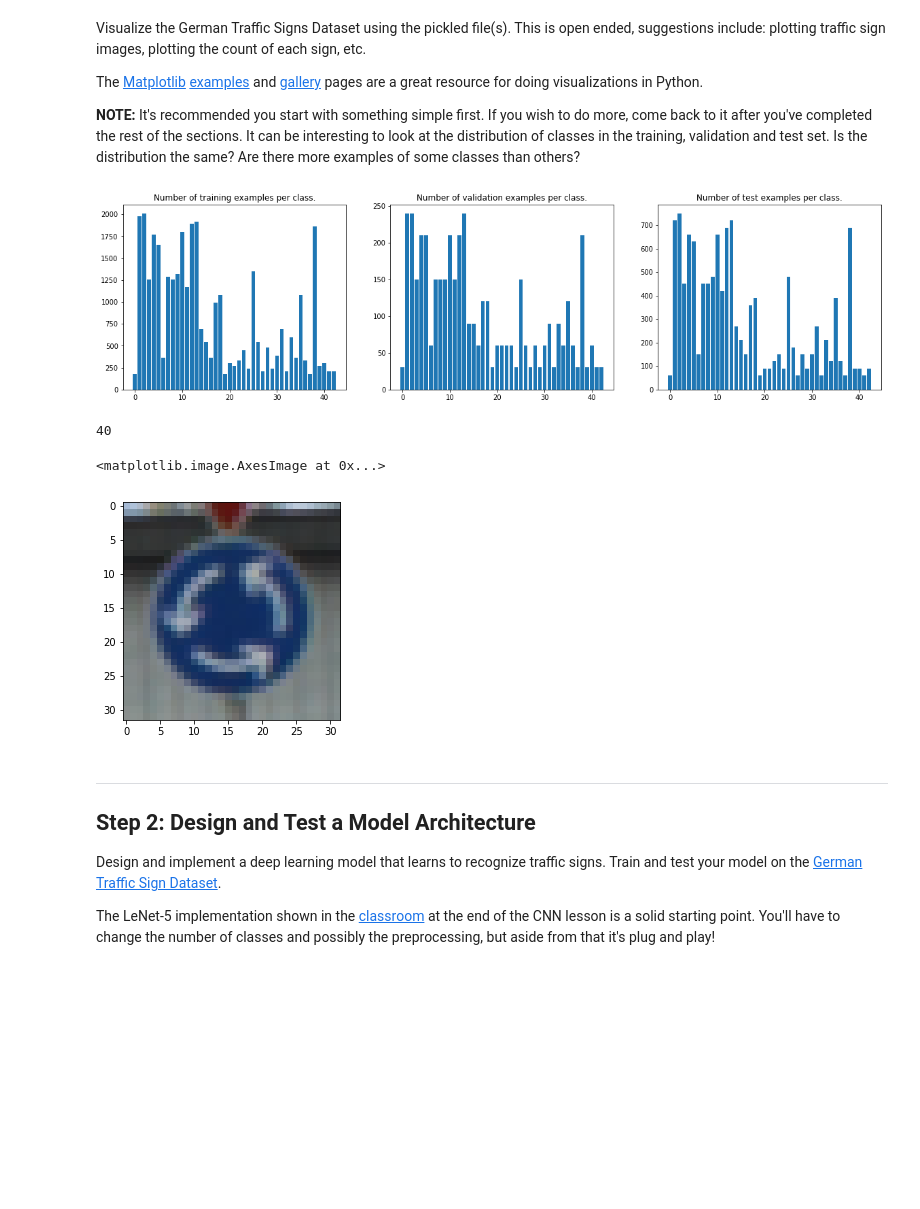
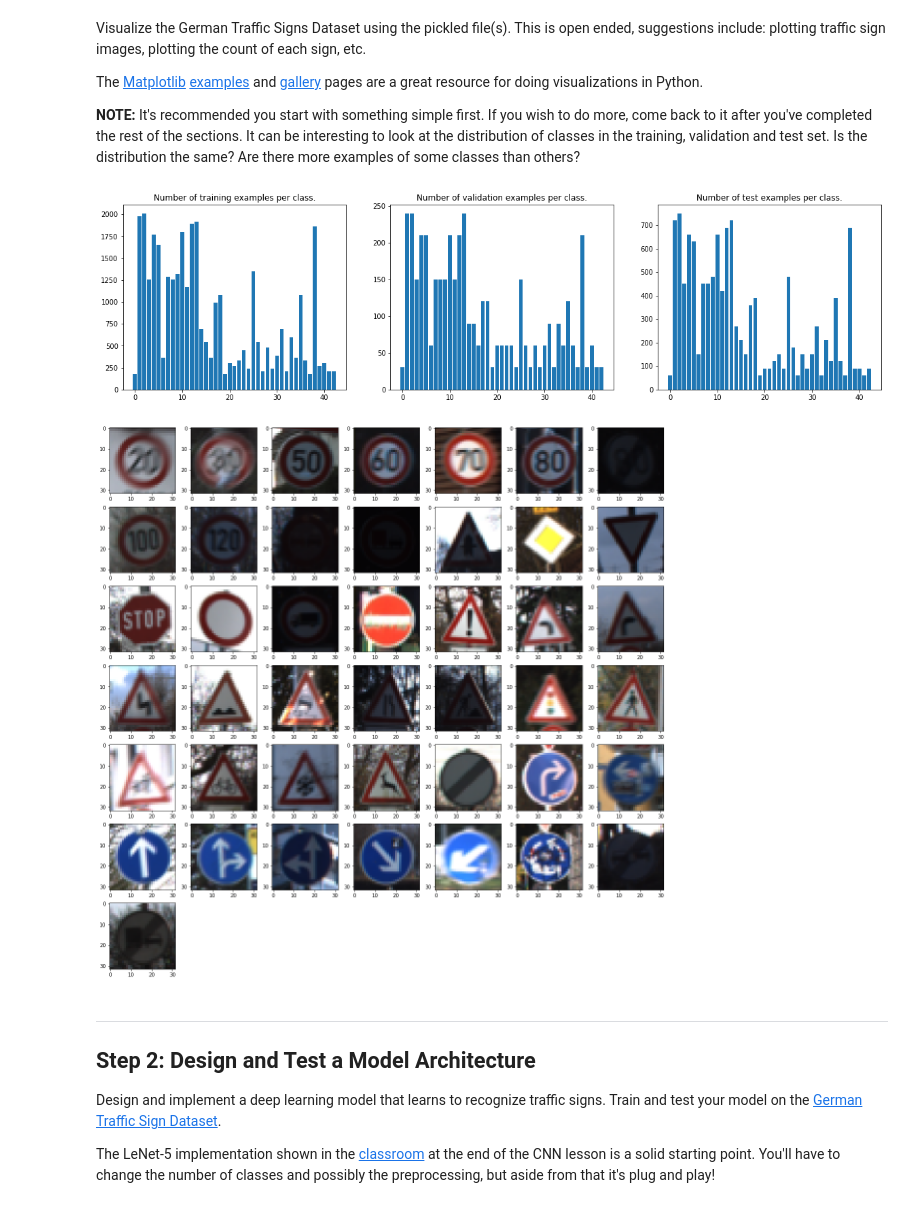
Before and after one commit to Nirdor/udacity_carND_Traffic-Sign-Classifier, a Jupyter notebook: Traffic_Sign_Classifier.ipynb, the cells around one changed output. Drawn from its saved outputs; the diff is of its cells as text; code cells hidden in the pictures; blank space fills up the shorter version.

```diff
--- a/Traffic_Sign_Classifier.ipynb
+++ b/Traffic_Sign_Classifier.ipynb
@@ -71,13 +83,13 @@ n_test = len(X_test)
 image_shape = X_train[0].shape
 
 # TODO: How many unique classes/labels there are in the dataset.
-n_classes = max(y_train)
+n_classes = max(y_train) + 1
 
-print("Number of training examples =", n_train)
-print("Number of validation examples =", n_validation)
-print("Number of testing examples =", n_test)
-print("Image data shape =", image_shape)
-print("Number of classes =", n_classes)
+logger.info("Number of training examples = {}".format(n_train))
+logger.info("Number of validation examples = {}".format(n_validation))
+logger.info("Number of testing examples = {}".format(n_test))
+logger.info("Image data shape = {}".format(image_shape))
+logger.info("Number of classes = {}".format(n_classes))
 # %% [output]
 Number of training examples = 34799
 Number of validation examples = 4410
@@ -95,30 +107,34 @@ The [Matplotlib](http://matplotlib.org/) [examples](http://matplotlib.org/exampl
 # %%
 ### Data exploration visualization code goes here.
 ### Feel free to use as many code cells as needed.
 import matplotlib.pyplot as plt
 # Visualizations will be shown in the notebook.
 %matplotlib inline
 
 import numpy as np
 ct, countt = np.unique(y_train, return_counts = True)
 fig, (axt, axv, axr) = plt.subplots(1, 3, figsize = (20,5))
 axt.bar(ct, countt)
 axt.set_title('Number of training examples per class.')
 cv, countv = np.unique(y_valid, return_counts = True)
 axv.bar(cv, countv)
 axv.set_title('Number of validation examples per class.')
 cr, countr = np.unique(y_test, return_counts = True)
 axr.bar(cr, countr)
 axr.set_title('Number of test examples per class.')
+plt.show()
 
-plt.show()
-print(y_train[4242])
-plt.imshow(X_train[4242])
+sorted_train = [[] for _ in range(n_classes)]
+for i, c in enumerate(y_train):
+    sorted_train[c].append(X_train[i])
+
+fig = plt.figure(figsize = (20, 20))
+for i, j in enumerate(sorted_train):
+    fig.add_subplot(7, 7, i + 1)
+    plt.imshow(j[-1])
 # %% [output]
 [figure]
-40
-<matplotlib.image.AxesImage at 0x...>
-[figure, old version]
+[figure, new version]
 # %% [markdown]
 ----
 
```
Also changed, not shown: parts of 16 cells of this notebook, 8 other files.
